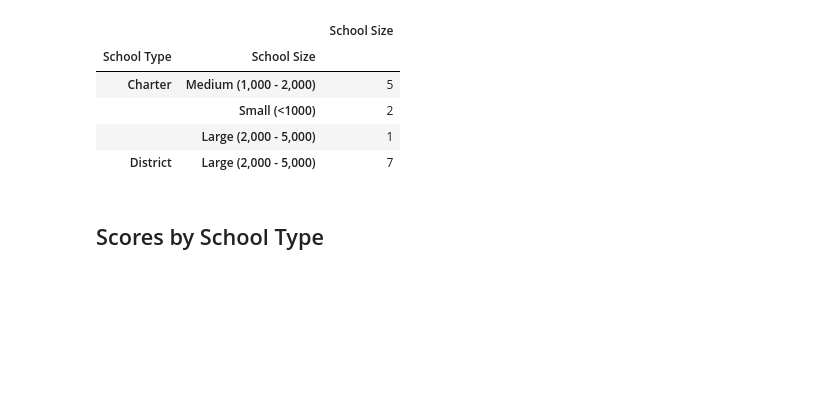
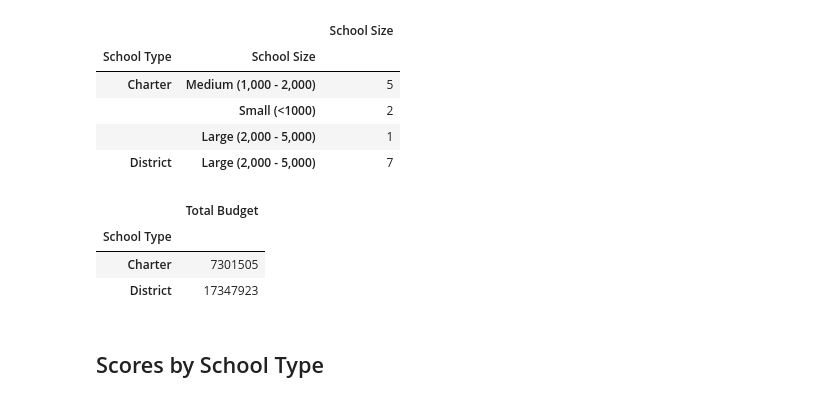
Before and after one commit to CCom20/pandas-challenge, a Jupyter notebook: pycityschools/PyCitySchools_starter.ipynb, the cells around one changed output. Saved outputs shown, nothing was run; the diff lists cells and outputs as text; code cells hidden in the pictures; blank space fills up the shorter version.

```diff
--- a/pycityschools/PyCitySchools_starter.ipynb
+++ b/pycityschools/PyCitySchools_starter.ipynb
@@ -376,6 +376,14 @@ school_size_counts_df
 |  | Small (<1000) | 2 |
 |  | Large (2,000 - 5,000) | 1 |
 | District | Large (2,000 - 5,000) | 7 |
+# %%
+school_type_budget_df = pd.DataFrame(school_summary_df.groupby(["School Type"])["Total Budget"].sum())
+school_type_budget_df
+# %% [output]
+|  | Total Budget |
+| School Type |  |
+| Charter | 7301505 |
+| District | 17347923 |
 # %% [markdown]
 ## Scores by School Type
 # %% [markdown]
```
Also changed, not shown: parts of 1 cell of this notebook, 1 other file.
